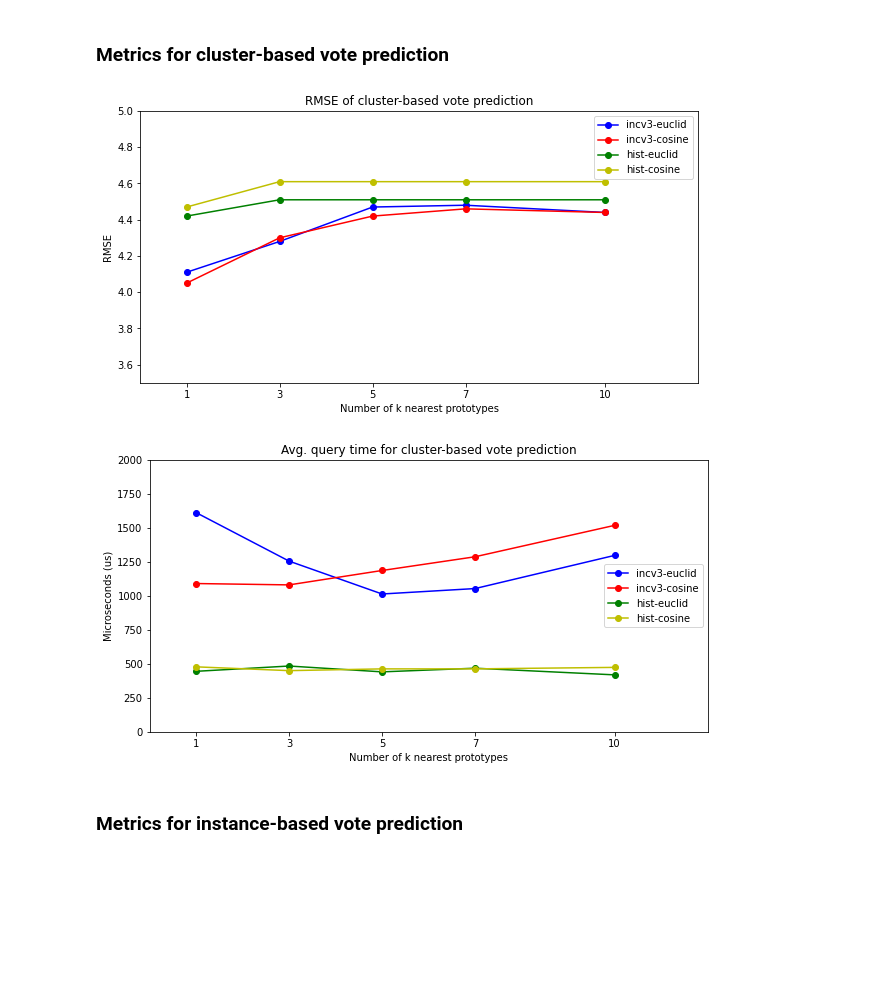
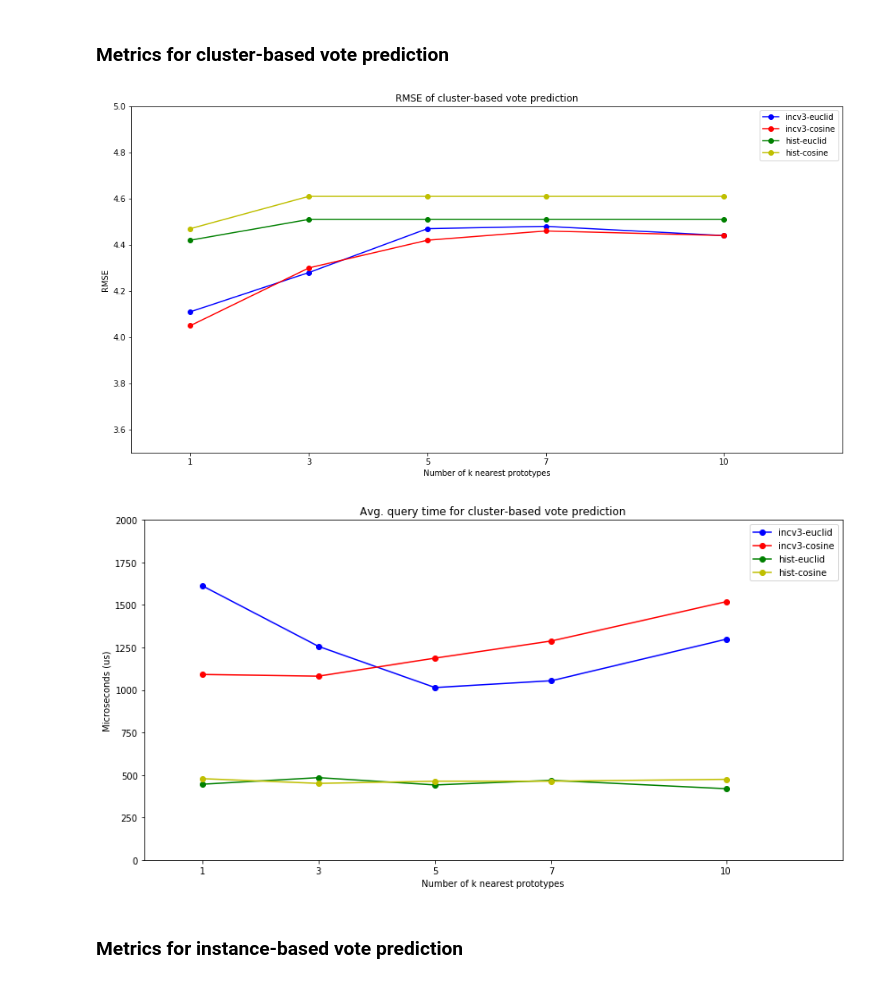
Before and after one commit to EstebanBrito/xai-ucm-unsup, a Jupyter notebook: notebooks/others/Figures.ipynb, the cells around one changed output. Drawn from its saved outputs; the diff is of its cells as text; code cells hidden in the pictures; blank space fills up the shorter version.

```diff
--- a/notebooks/others/Figures.ipynb
+++ b/notebooks/others/Figures.ipynb
@@ -68,23 +68,23 @@ times_knn = {
 # %% [markdown]
 ### Metrics for cluster-based vote prediction
 # %%
-plt.figure(figsize=(10, 5))
+plt.figure(figsize=(16, 8))
 plt.plot(k_values_cluster, rmse_cluster['incv3_feats_euclid'], 'b-o', label='incv3-euclid')
 plt.plot(k_values_cluster, rmse_cluster['incv3_feats_cosine'], 'r-o', label='incv3-cosine')
 plt.plot(k_values_cluster, rmse_cluster['color_hist_euclid'], 'g-o', label='hist-euclid')
 plt.plot(k_values_cluster, rmse_cluster['color_hist_cosine'], 'y-o', label='hist-cosine')
 plt.xlim(0, 12)
 plt.ylim(3.5, 5.0)
 plt.xticks(k_values_cluster)
 plt.xlabel('Number of k nearest prototypes')
 plt.ylabel('RMSE')
 plt.legend()
 plt.title('RMSE of cluster-based vote prediction')
 plt.show()
 # %% [output]
-[figure, old version]
+[figure, new version]
 # %%
-plt.figure(figsize=(10, 5))
+plt.figure(figsize=(14, 7))
 plt.plot(k_values_cluster, times_cluster['incv3_feats_euclid'], 'b-o', label='incv3-euclid')
 plt.plot(k_values_cluster, times_cluster['incv3_feats_cosine'], 'r-o', label='incv3-cosine')
 plt.plot(k_values_cluster, times_cluster['color_hist_euclid'], 'g-o', label='hist-euclid')
@@ -98,7 +98,7 @@ plt.legend()
 plt.title('Avg. query time for cluster-based vote prediction')
 plt.show()
 # %% [output]
-[figure, old version]
+[figure, new version]
 # %% [markdown]
 ### Metrics for instance-based vote prediction
 # %%
```
Also changed, not shown: parts of 2 cells of this notebook, 5 other files.
